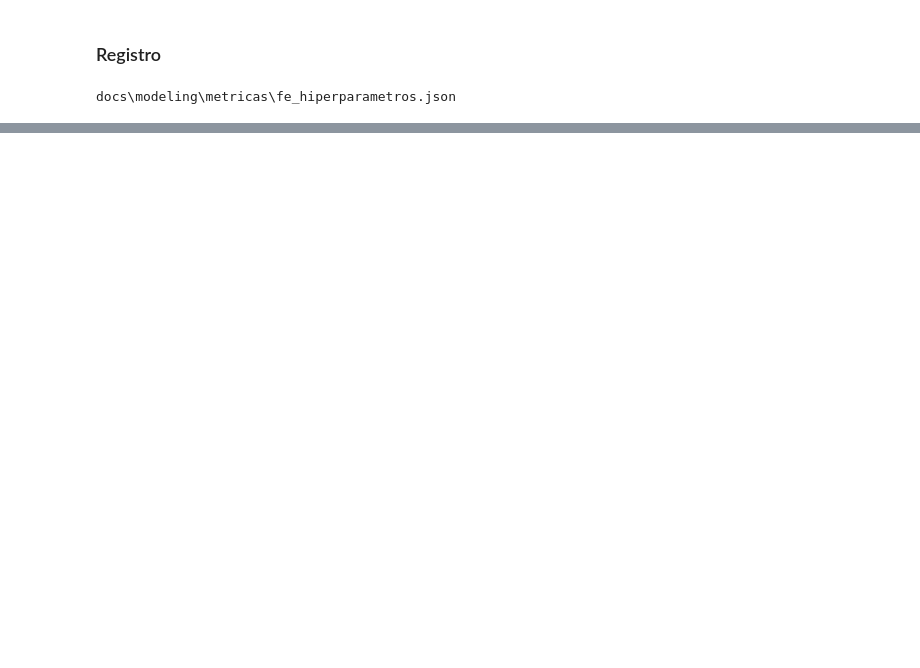
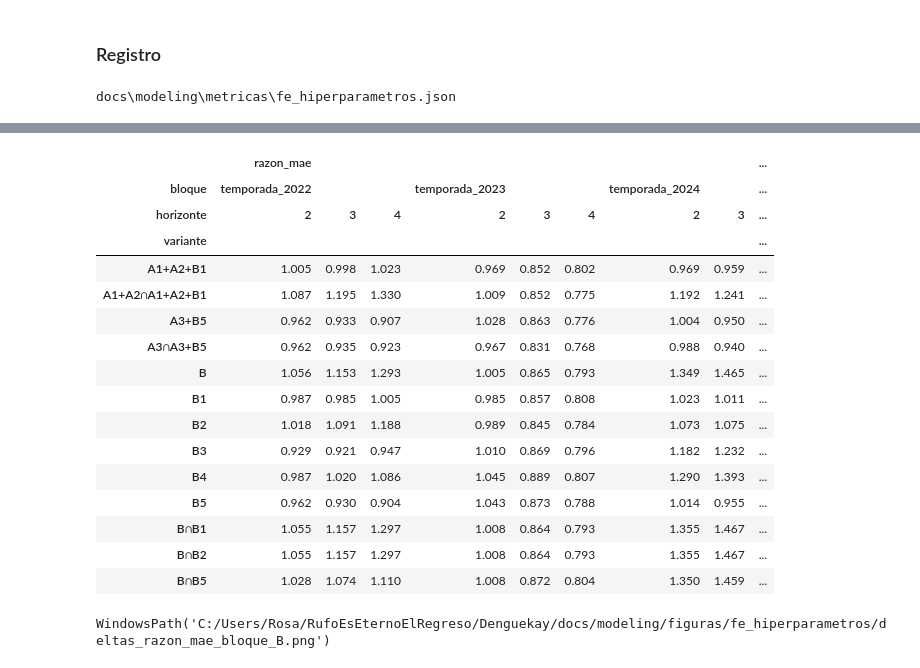
Before and after one commit to panconlocro/Denguekay, a Jupyter notebook: notebooks/32_modelado_fe_inicios.ipynb, the cells around one changed output, grey strips where cells are left out. Cells and saved outputs as stored; diff of their text form; code cells hidden in the pictures; blank space fills up the shorter version.

```diff
--- a/notebooks/32_modelado_fe_inicios.ipynb
+++ b/notebooks/32_modelado_fe_inicios.ipynb
@@ -902,0 +1009,4 @@ MLflow: run 6ed6c4653103465c81189ef34700fbc1 en 'denguekay/fe_hiperparametros_fa
+# %%
+metricas_2b = pd.concat([ev.tabla_metricas(r["resumen"], n) for n, r in resultados_2b.items()], ignore_index=True)
+metricas_2b[metricas_2b.bloque.isin([*pa.BLOQUES_SELECCION, pa.BLOQUE_CONTRASTE])].pivot_table(
+    index="variante", columns=["horizonte", "bloque"], values="f1_050").round(3)
@@ -902,0 +1050,28 @@ MLflow: run 6ed6c4653103465c81189ef34700fbc1 en 'denguekay/fe_hiperparametros_fa
+# %%
+metricas_2b[metricas_2b.bloque.isin([*pa.BLOQUES_SELECCION, pa.BLOQUE_CONTRASTE])].pivot_table(
+    index="variante", columns=["bloque", "horizonte"], values=["razon_mae", "razon_rmse"]).round(3)
+# %% [output]
+|  | razon_mae |  |  |  |  |  |  |  | ... |
+| bloque | temporada_2022 |  |  | temporada_2023 |  |  | temporada_2024 |  | ... |
+| horizonte | 2 | 3 | 4 | 2 | 3 | 4 | 2 | 3 | ... |
+| variante |  |  |  |  |  |  |  |  | ... |
+| A1+A2+B1 | 1.005 | 0.998 | 1.023 | 0.969 | 0.852 | 0.802 | 0.969 | 0.959 | ... |
+| A1+A2∩A1+A2+B1 | 1.087 | 1.195 | 1.330 | 1.009 | 0.852 | 0.775 | 1.192 | 1.241 | ... |
+| A3+B5 | 0.962 | 0.933 | 0.907 | 1.028 | 0.863 | 0.776 | 1.004 | 0.950 | ... |
+| A3∩A3+B5 | 0.962 | 0.935 | 0.923 | 0.967 | 0.831 | 0.768 | 0.988 | 0.940 | ... |
+| B | 1.056 | 1.153 | 1.293 | 1.005 | 0.865 | 0.793 | 1.349 | 1.465 | ... |
+| B1 | 0.987 | 0.985 | 1.005 | 0.985 | 0.857 | 0.808 | 1.023 | 1.011 | ... |
+| B2 | 1.018 | 1.091 | 1.188 | 0.989 | 0.845 | 0.784 | 1.073 | 1.075 | ... |
+| B3 | 0.929 | 0.921 | 0.947 | 1.010 | 0.869 | 0.796 | 1.182 | 1.232 | ... |
+| B4 | 0.987 | 1.020 | 1.086 | 1.045 | 0.889 | 0.807 | 1.290 | 1.393 | ... |
+| B5 | 0.962 | 0.930 | 0.904 | 1.043 | 0.873 | 0.788 | 1.014 | 0.955 | ... |
+| B∩B1 | 1.055 | 1.157 | 1.297 | 1.008 | 0.864 | 0.793 | 1.355 | 1.467 | ... |
+| B∩B2 | 1.055 | 1.157 | 1.297 | 1.008 | 0.864 | 0.793 | 1.355 | 1.467 | ... |
+| B∩B5 | 1.028 | 1.074 | 1.110 | 1.008 | 0.872 | 0.804 | 1.350 | 1.459 | ... |
+# %%
+referencias_2b = dict(comparaciones_2b)
+d.guardar_figura(ev.figura_deltas(metricas_2b, referencias_2b), FIGURAS_FE_HIPERPARAMETROS, "deltas_f1_bloque_B")
+d.guardar_figura(ev.figura_deltas(metricas_2b, referencias_2b, "auprc"), FIGURAS_FE_HIPERPARAMETROS, "deltas_auprc_bloque_B")
+d.guardar_figura(ev.figura_deltas(metricas_2b, referencias_2b, "razon_mae"), FIGURAS_FE_HIPERPARAMETROS, "deltas_razon_mae_bloque_B")
+# %% [output]
+WindowsPath('C:/Users/Rosa/RufoEsEternoElRegreso/Denguekay/docs/modeling/figuras/fe_hiperparametros/deltas_razon_mae_bloque_B.png')
```
Also changed, not shown: parts of 21 cells of this notebook, 10 other files.
